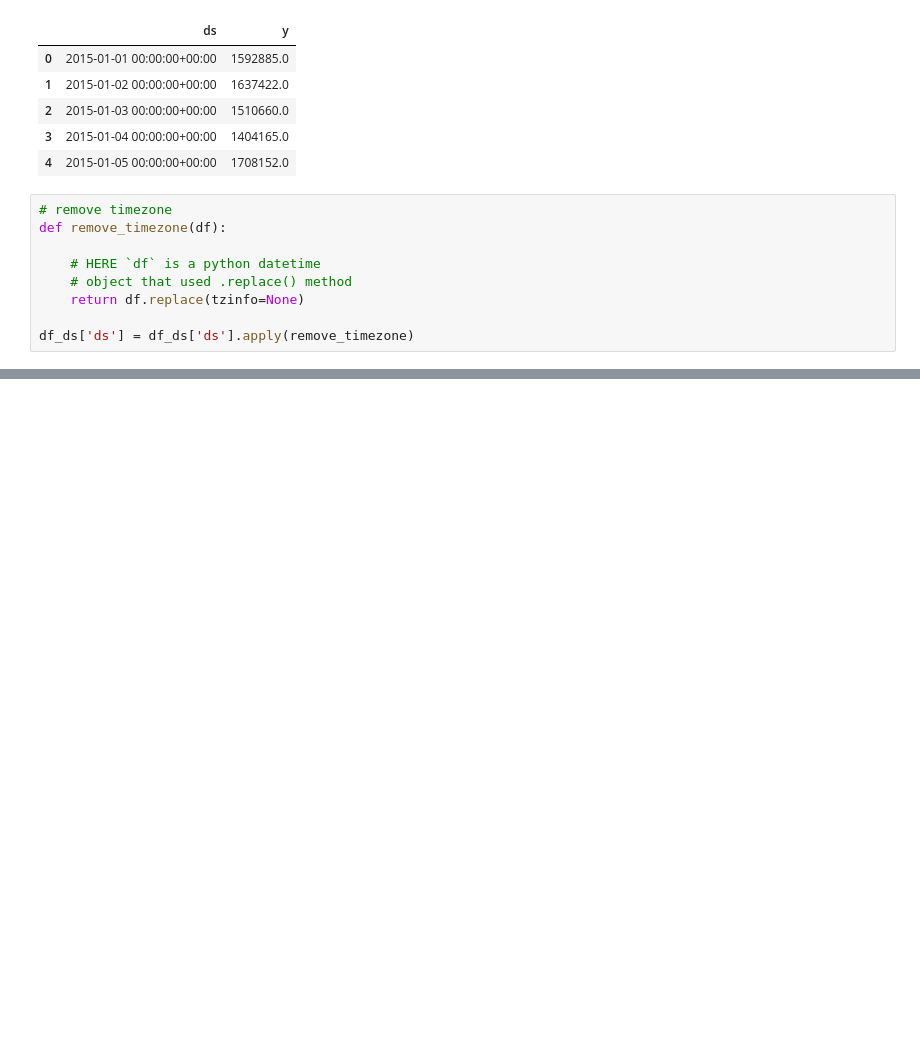
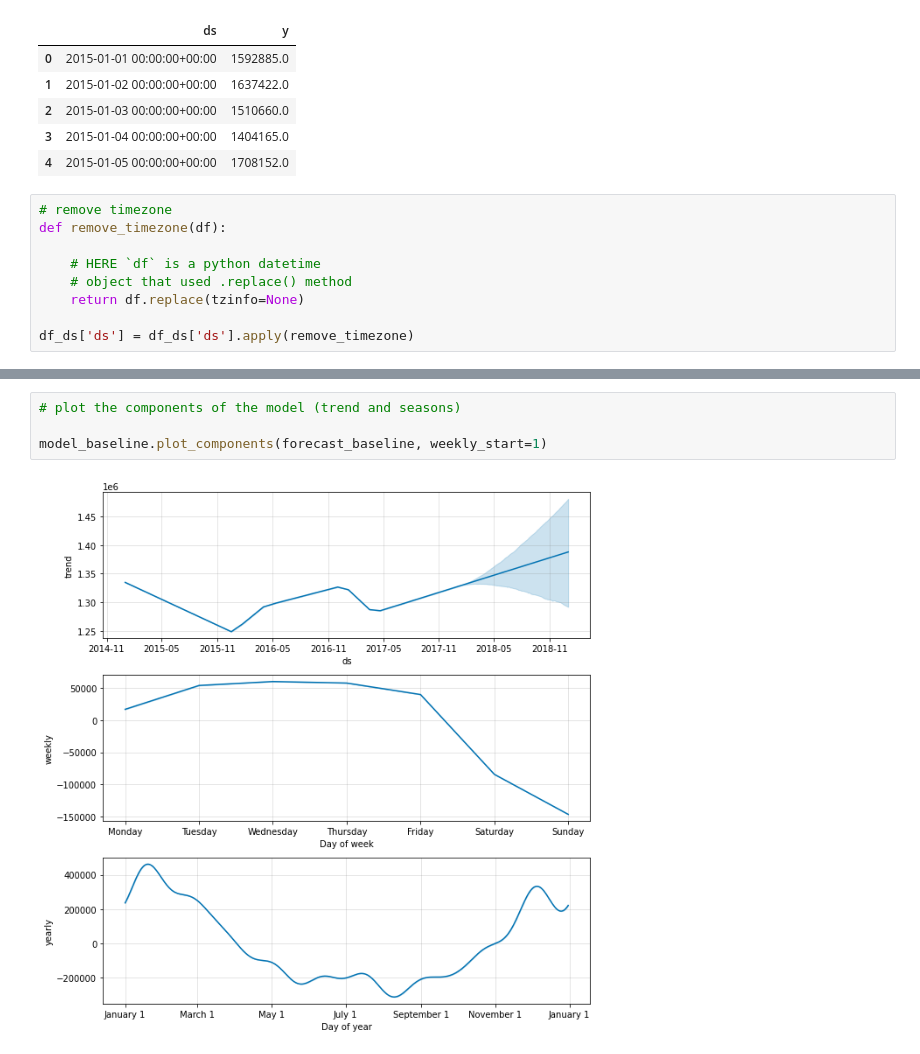
Before and after one commit to RPegoud/TimeSeries, a Jupyter notebook: TimeSeries.ipynb, the cells around one changed output, grey strips where cells are left out. Drawn from its saved outputs; the diff is of its cells as text; blank space fills up the shorter version.

```diff
--- a/TimeSeries.ipynb
+++ b/TimeSeries.ipynb
@@ -289,0 +314,6 @@ model_baseline.plot(forecast_baseline); # Add semi-colon to remove the duplicate
+# %%
+# plot the components of the model (trend and seasons)
+
+model_baseline.plot_components(forecast_baseline, weekly_start=1)
+# %% [output]
+[figure, added]
```
Also changed, not shown: parts of 13 cells of this notebook.
